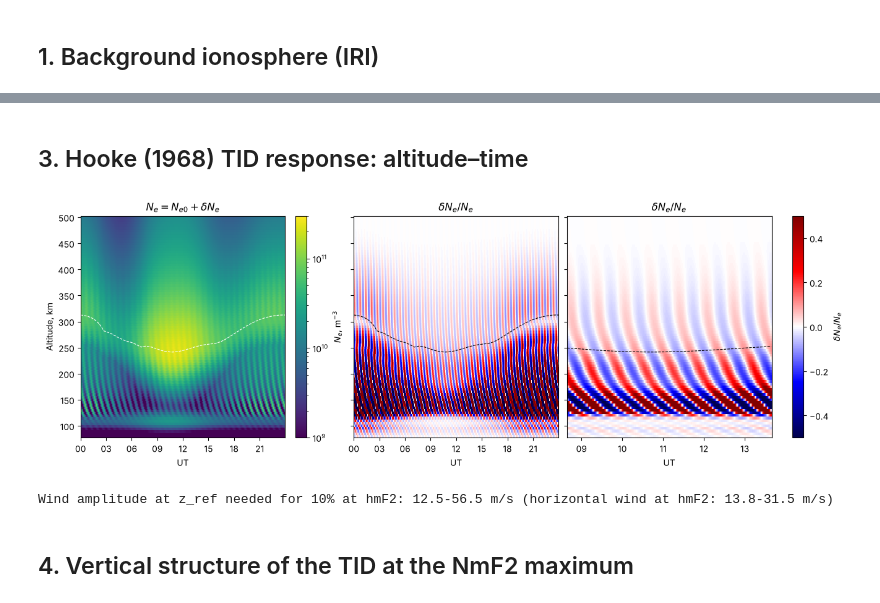
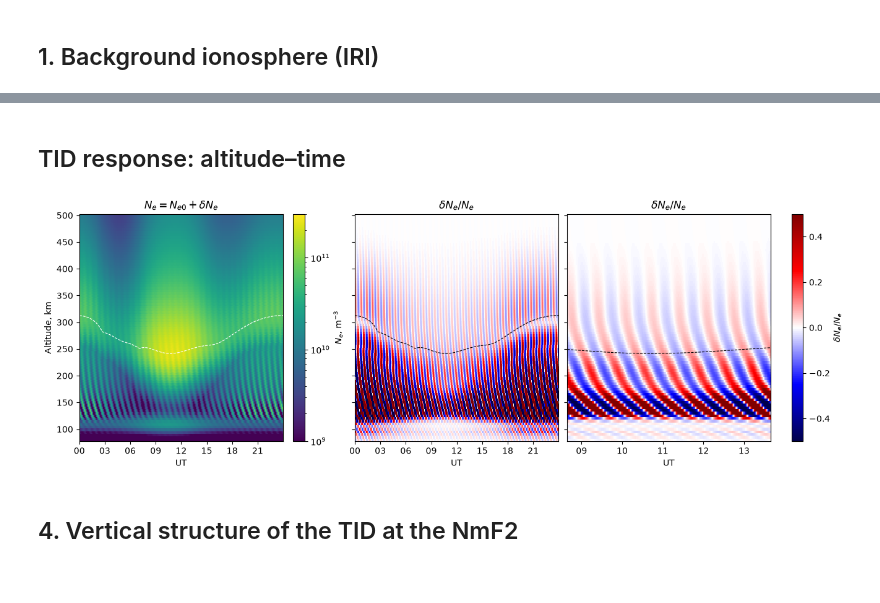
Before and after one commit to Samson-1207/TID-modeling, a Jupyter notebook: mstid_model.ipynb, the cells around one changed output, grey strips where cells are left out. Saved outputs shown, nothing was run; the diff lists cells and outputs as text; code cells hidden in the pictures.

```diff
--- a/mstid_model.ipynb
+++ b/mstid_model.ipynb
@@ -101,5 +91,5 @@ plt.show()
 # %% [markdown]
-## 3. Hooke (1968) TID response: altitude–time
+## TID response: altitude–time
 # %%
 # Hooke 1968 TID model
 dH_unit, uh_unit = hooke_delta(N0c, gw_c, ms_c)
@@ -115,40 +105,36 @@ delta_H = Ne_H / N0c - 1
 
 fig, axs = plt.subplots(1, 3, figsize=(13, 4.4), sharey=True, constrained_layout=True)
 
 ax = axs[0]
 pc_Ne = ax.pcolormesh(times, alt, Ne_H[:, ialtF_out].T, norm=LogNorm(1e9, 3e11), cmap="viridis",
                       shading="nearest", edgecolors="face", linewidth=0.25)
 ax.plot(times, hmF2, color="w", lw=0.8, ls="--")
 ax.set_ylabel("Altitude, km"); ax.set_title(r"$N_e = N_{e0} + \delta N_e$")
 fig.colorbar(pc_Ne, ax=ax, label=r"$N_e$, m$^{-3}$")
 ax.xaxis.set_major_formatter(mdates.DateFormatter("%H")); ax.set_xlabel("UT")
 
 norm = TwoSlopeNorm(vcenter=0, vmin=-5*amp_Fpeak, vmax=5*amp_Fpeak)
 ax = axs[1]
 pc_amp = ax.pcolormesh(times, alt, delta_H[:, ialtF_out].T, norm=norm, cmap="seismic", shading="nearest")
 ax.plot(times, hmF2, color="k", lw=0.8, ls="--")
 ax.set_title(r"$\delta N_e / N_e$")
 ax.xaxis.set_major_formatter(mdates.DateFormatter("%H"));
 ax.set_xlabel("UT")
 
 win = (ut >= ut[it_max] - 2.5) & (ut <= ut[it_max] + 2.5)
 ax = axs[2]
 pc_sel = ax.pcolormesh(times[win], alt, delta_H[win][:, ialtF_out].T, norm=norm, cmap="seismic", shading="nearest")
 ax.plot(times[win], hmF2[win], color="k", lw=0.8, ls="--")
 ax.set_title(r"$\delta N_e / N_e$")
 ax.xaxis.set_major_formatter(mdates.DateFormatter("%H"));
 ax.set_xlabel("UT")
 
 fig.colorbar(pc_sel, ax=axs[1:], label=r"$\delta N_e / N_e$")
 plt.show()
-
-print(f"Wind amplitude at z_ref needed for {amp_Fpeak:.0%} at hmF2: "
-      f"{U0.min():.1f}-{U0.max():.1f} m/s (horizontal wind at hmF2: {uh_hm.min():.1f}-{uh_hm.max():.1f} m/s)")
 # %% [output]
-[figure, old version]
+[figure, new version]
-Wind amplitude at z_ref needed for 10% at hmF2: 12.5-56.5 m/s (horizontal wind at hmF2: 13.8-31.5 m/s)
 # %% [markdown]
-## 4. Vertical structure of the TID at the NmF2 maximum
+## 4. Vertical structure of the TID at the NmF2
 # %%
 # Vertical structure
 fig, axs = plt.subplots(1, 3, figsize = (12, 4.4), sharey=True, constrained_layout=True)
```
Also changed, not shown: parts of 7 cells of this notebook, 3 other files.
